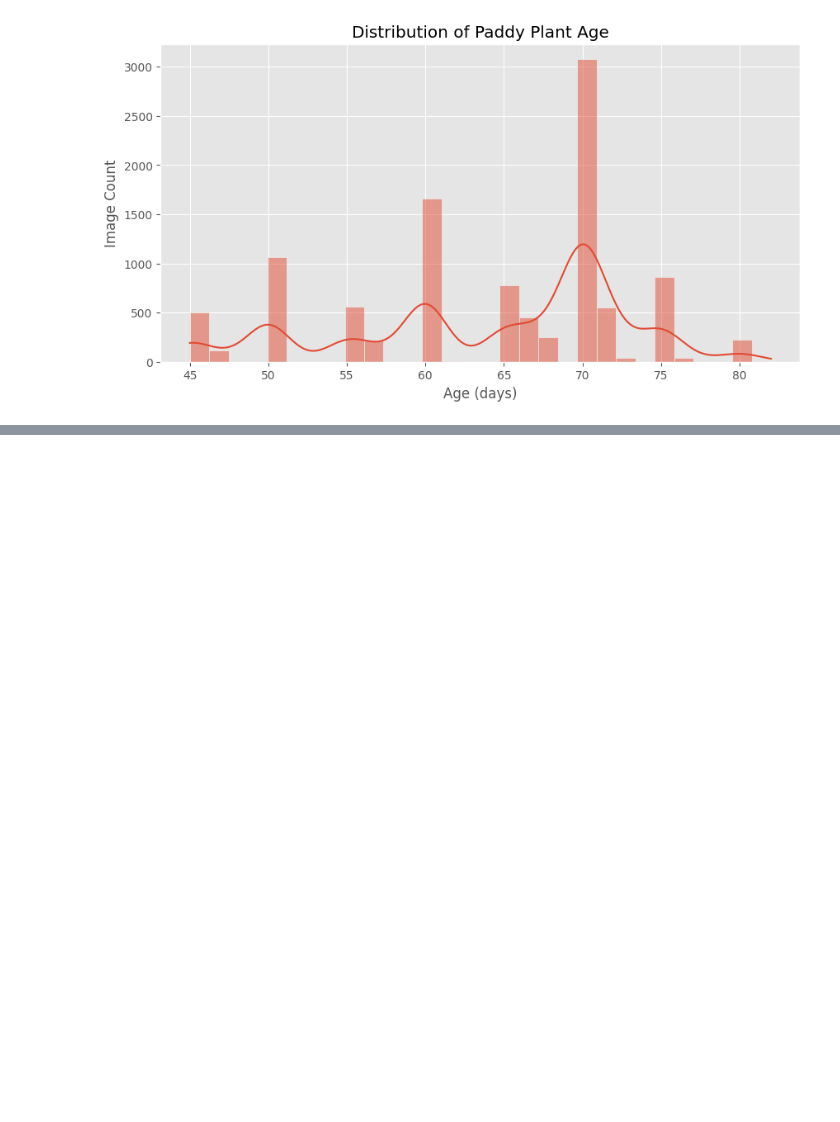
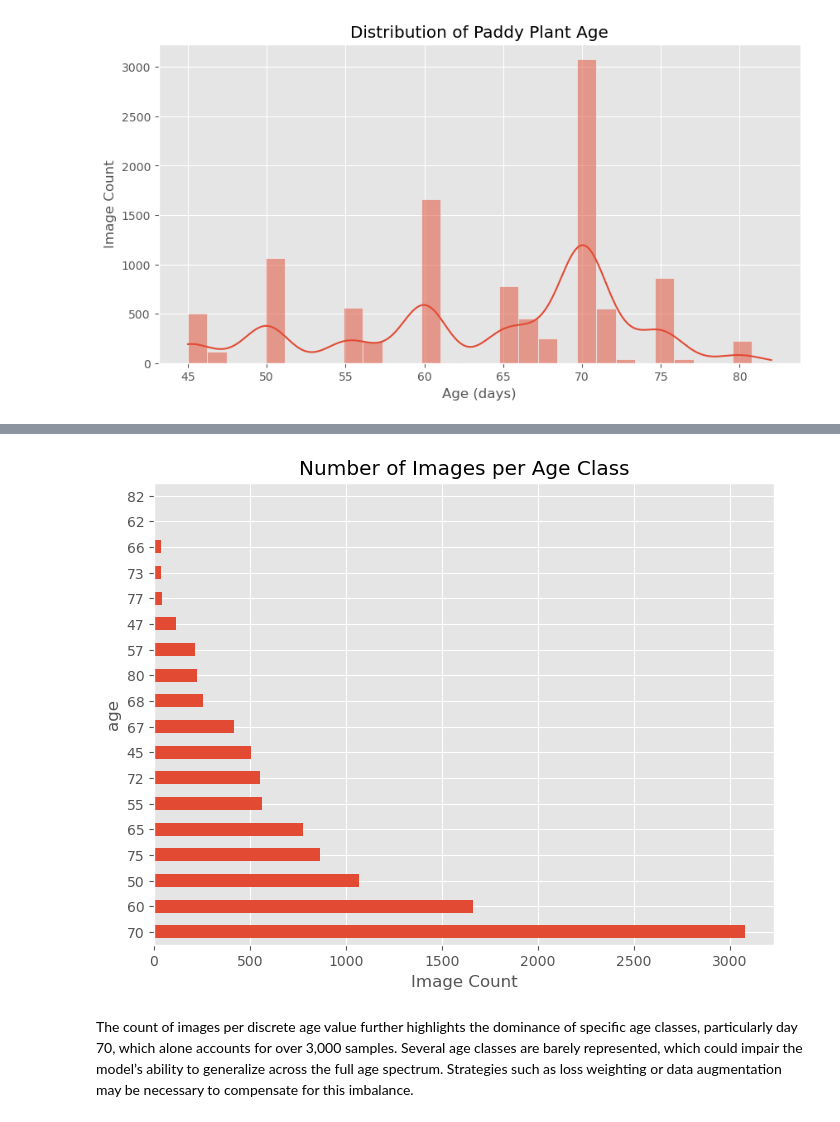
Before and after one commit to tom474/rice_plant_disease_classification, a Jupyter notebook: notebooks/task0_exploratory_data_analysis.ipynb, the cells around one changed output, grey strips where cells are left out. Saved outputs shown, nothing was run; the diff lists cells and outputs as text; code cells hidden in the pictures; blank space fills up the shorter version.

```diff
--- a/notebooks/task0_exploratory_data_analysis.ipynb
+++ b/notebooks/task0_exploratory_data_analysis.ipynb
@@ -111 +144,12 @@ plt.show()
+# %%
+# Bar chart showing image count per discrete age value
+df["age"].value_counts().plot(
+    kind="barh", figsize=(8, 6), title="Number of Images per Age Class"
+)
+plt.xlabel("Image Count")
+plt.show()
+# %% [output]
+[figure, added]
+# %% [markdown]
+The count of images per discrete age value further highlights the dominance of specific age classes, particularly day 70, which alone accounts for over 3,000 samples. Several age classes are barely represented, which could impair the model’s ability to generalize across the full age spectrum. Strategies such as loss weighting or data augmentation may be necessary to compensate for this imbalance.
 # %% [markdown]
```
Also changed, not shown: parts of 23 cells of this notebook, 1 other file.
